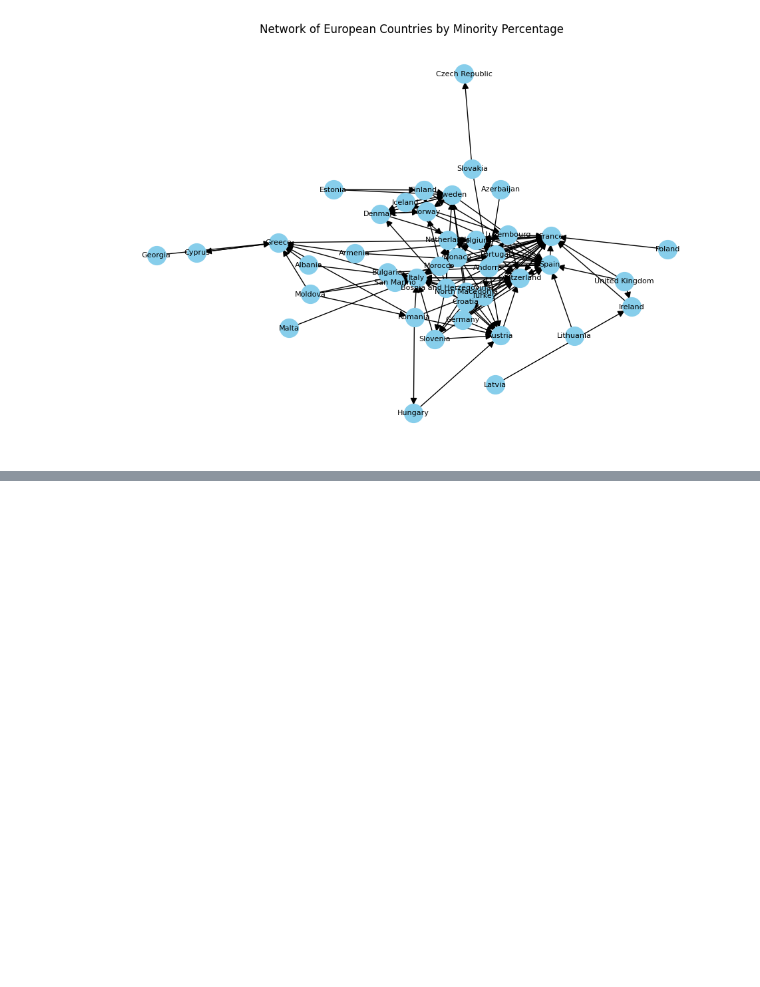
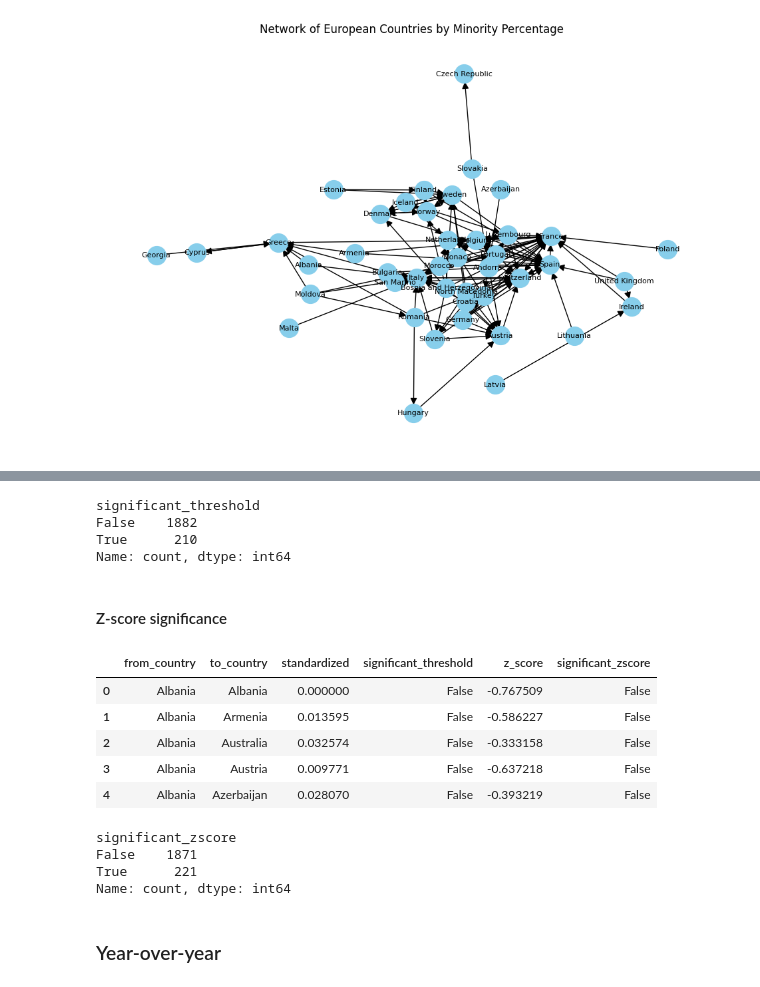
Before and after one commit to RichardStaszkiewicz/WUT-TASS-Eurovision-vs-Minorities, a Jupyter notebook: analyze.ipynb, the cells around one changed output, grey strips where cells are left out. Cells and saved outputs as stored; diff of their text form; code cells hidden in the pictures; blank space fills up the shorter version.

```diff
--- a/analyze.ipynb
+++ b/analyze.ipynb
@@ -103,0 +169,4 @@ vizualize(sig_matrix[sig_matrix['significant_zscore']])
+# %%
+threshold = np.percentile(avg["standardized"], THRESHOLD_CUT)
+avg['significant_threshold'] = avg['standardized'] > threshold
+avg.head()
@@ -103,0 +180,31 @@ vizualize(sig_matrix[sig_matrix['significant_zscore']])
+# %%
+avg['significant_threshold'].value_counts()
+# %% [output]
+significant_threshold
+False    1882
+True      210
+Name: count, dtype: int64
+# %% [markdown]
+#### Z-score significance
+# %%
+mean_weight = avg["standardized"].mean()
+std_dev_weight = avg["standardized"].std()
+avg["z_score"] = (avg["standardized"] - mean_weight) / std_dev_weight
+avg['significant_zscore'] = avg['z_score'] > Z_THRESHOLD
+avg.head()
+# %% [output]
+|  | from_country | to_country | standardized | significant_threshold | z_score | significant_zscore |
+| 0 | Albania | Albania | 0.000000 | False | -0.767509 | False |
+| 1 | Albania | Armenia | 0.013595 | False | -0.586227 | False |
+| 2 | Albania | Australia | 0.032574 | False | -0.333158 | False |
+| 3 | Albania | Austria | 0.009771 | False | -0.637218 | False |
+| 4 | Albania | Azerbaijan | 0.028070 | False | -0.393219 | False |
+# %%
+avg['significant_zscore'].value_counts()
+# %% [output]
+significant_zscore
+False    1871
+True      221
+Name: count, dtype: int64
+# %% [markdown]
+### Year-over-year
```
Also changed, not shown: parts of 18 cells of this notebook.
